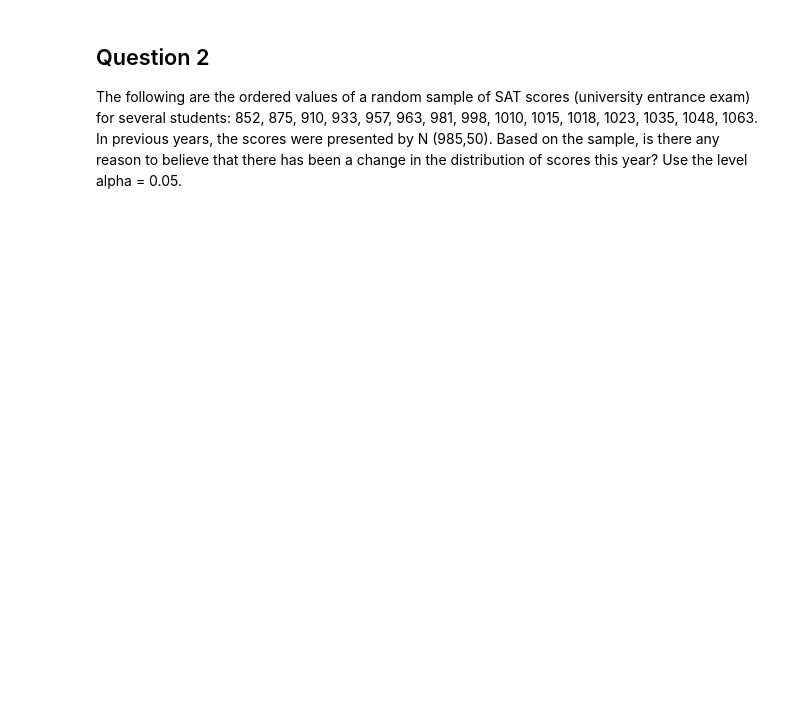
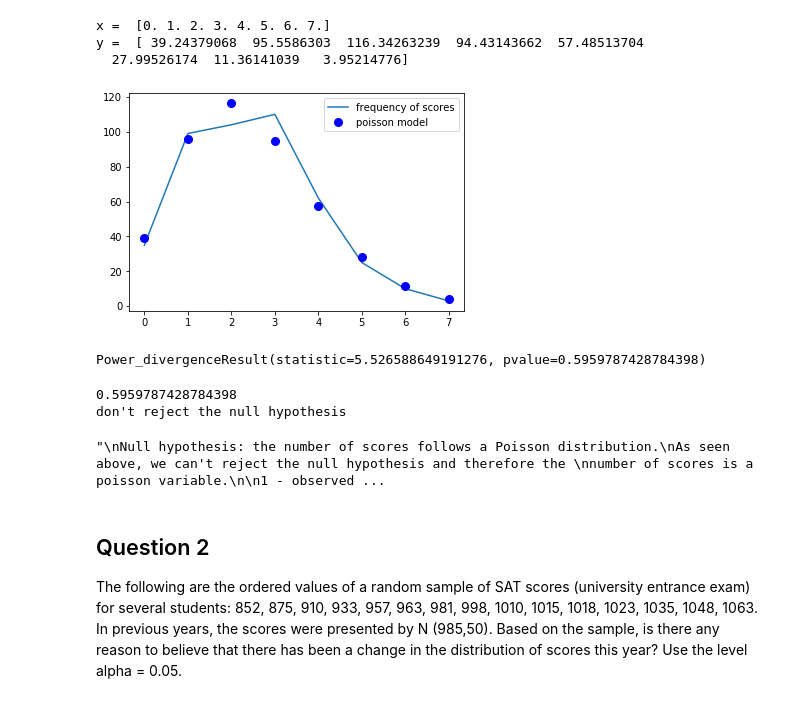
Before and after one commit to ta-data-lis/lab-goodfit-indeptests, a Jupyter notebook: your_code/main.ipynb, the cells around one changed output. Saved outputs shown, nothing was run; the diff lists cells and outputs as text; code cells hidden in the pictures; blank space fills up the shorter version.

```diff
--- a/your_code/main.ipynb
+++ b/your_code/main.ipynb
@@ -10,3 +15,66 @@ Based on these results, we create a Poisson distribution with the sample mean pa
+# %%
+# your answer here
+mu = 2.435
+
+mean, var, skew, kurt = poisson.stats(mu, moments='mvsk')
+
+scores = [0, 1, 2, 3, 4, 5, 6, 7]
+number_times = [35, 99, 104, 110, 62, 25, 10, 3]
+
+# poisson distribution
+x = np.arange(poisson.ppf(0.01, mu), poisson.ppf(0.999, mu))
+y = poisson.pmf(x, mu) * sum(number_times)
+print('x = ', x)
+print('y = ', y)
+
+plt.plot(scores, number_times, label = 'frequency of scores')
+plt.plot(x, y, 'bo', ms = 8, label = 'poisson model')
+plt.legend()
+plt.show()
+# %% [output]
+x =  [0. 1. 2. 3. 4. 5. 6. 7.]
+y =  [ 39.24379068  95.5586303  116.34263239  94.43143662  57.48513704
+  27.99526174  11.36141039   3.95214776]
+[figure, added]
+# %%
+# Chi-square test was used because of the distribution was discrete
+# H0: follows a Poisson distribution
+# H1: does not follow a Poisson distribution
+
+observed_values = number_times
+expected_values = y
+
+chisquare(observed_values, f_exp = expected_values)
+
+# The first value is the chi-square value itself and the second value is the p-value
+# %% [output]
+Power_divergenceResult(statistic=5.526588649191276, pvalue=0.5959787428784398)
+# %%
+pvalue = chisquare(observed_values, f_exp = expected_values)[1]
+print(pvalue)
+
+if pvalue <= 0.05:
+    print("reject the null hypothesis")
+else:
+    print("don't reject the null hypothesis")
+# %% [output]
+0.5959787428784398
+don't reject the null hypothesis
+# %%
+'''
+Null hypothesis: the number of scores follows a Poisson distribution.
+As seen above, we can't reject the null hypothesis and therefore the
+number of scores is a poisson variable.
+
+1 - observed values
+2 - model
+3 - stats.chisquare(observed_values, exp = model)
+
+p < 0.05 We can reject H0
+p > 0.05 Don't reject
+'''
+# %% [output]
+"\nNull hypothesis: the number of scores follows a Poisson distribution.\nAs seen above, we can't reject the null hypothesis and therefore the \nnumber of scores is a poisson variable.\n\n1 - observed ...
 # %% [markdown]
 ## Question 2
 The following are the ordered values of a random sample of SAT scores (university entrance exam) for several students: 852, 875, 910, 933, 957, 963, 981, 998, 1010, 1015, 1018, 1023, 1035, 1048, 1063. In previous years, the scores were presented by N (985,50). Based on the sample, is there any reason to believe that there has been a change in the distribution of scores this year? Use the level alpha = 0.05.
```
Also changed, not shown: parts of 19 cells of this notebook.
